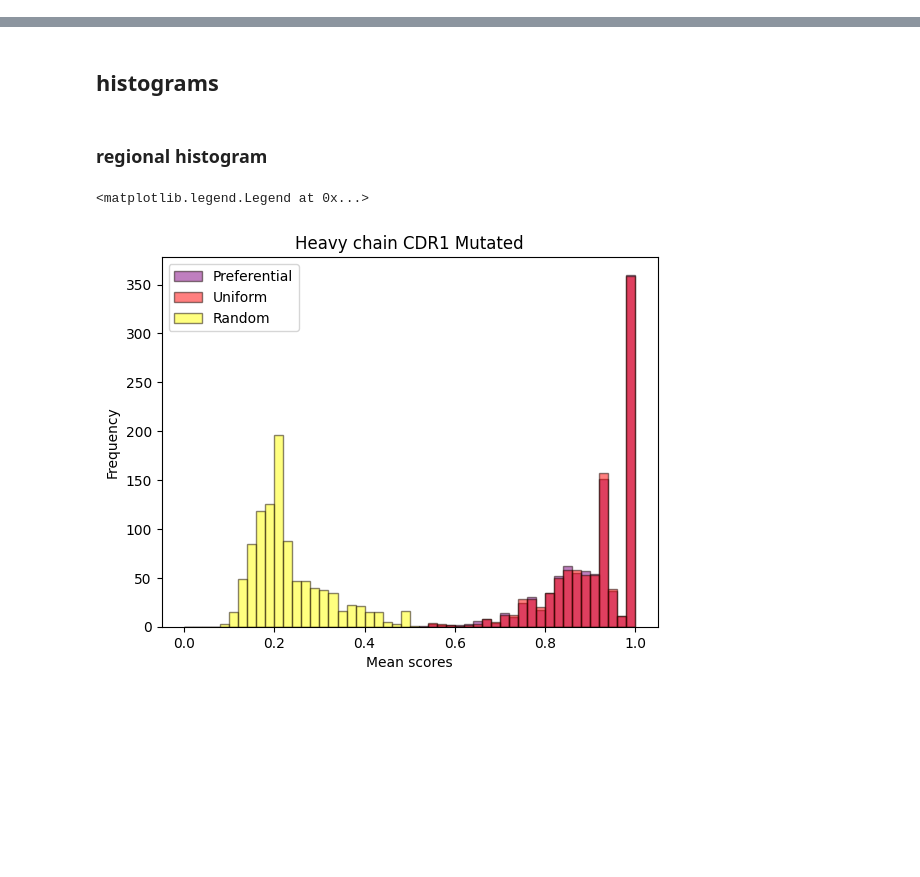
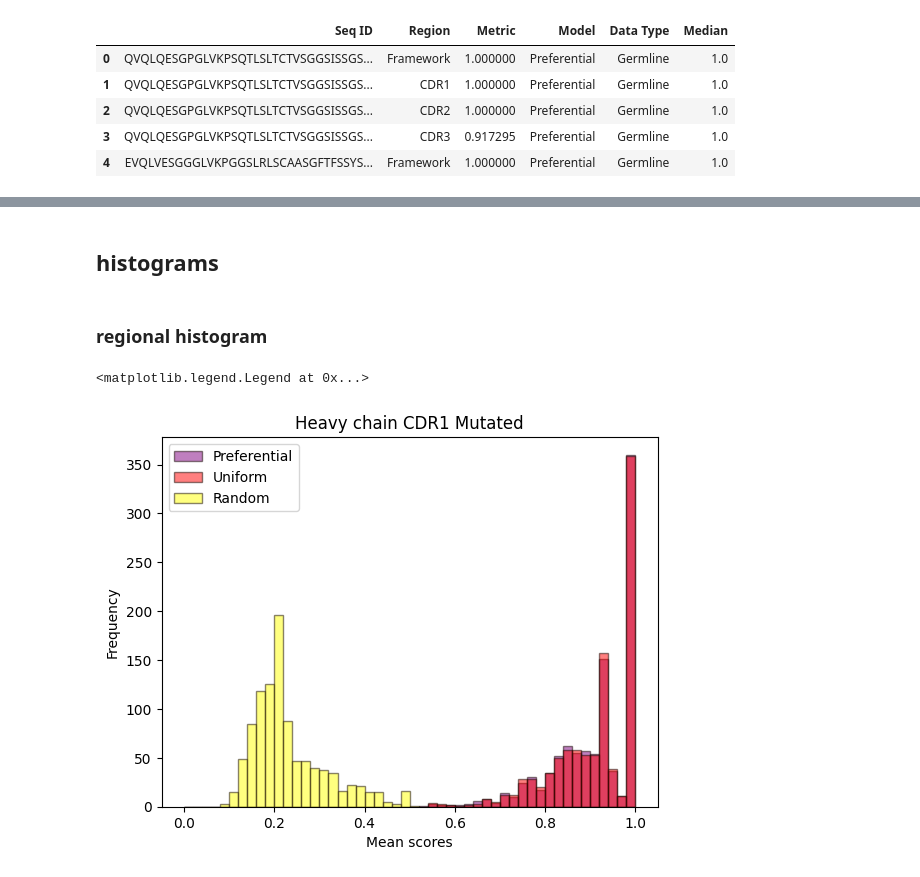
Before and after one commit to Rachel-Punter/AbLM-Metric, a Jupyter notebook: ppi_plots.ipynb, the cells around one changed output, grey strips where cells are left out. Saved outputs shown, nothing was run; the diff lists cells and outputs as text; code cells hidden in the pictures; blank space fills up the shorter version.

```diff
--- a/ppi_plots.ipynb
+++ b/ppi_plots.ipynb
@@ -2,0 +180,9 @@
+# %%
+scores_df.head()
+# %% [output]
+|  | Seq ID | Region | Metric | Model | Data Type | Median |
+| 0 | QVQLQESGPGLVKPSQTLSLTCTVSGGSISSGS... | Framework | 1.000000 | Preferential | Germline | 1.0 |
+| 1 | QVQLQESGPGLVKPSQTLSLTCTVSGGSISSGS... | CDR1 | 1.000000 | Preferential | Germline | 1.0 |
+| 2 | QVQLQESGPGLVKPSQTLSLTCTVSGGSISSGS... | CDR2 | 1.000000 | Preferential | Germline | 1.0 |
+| 3 | QVQLQESGPGLVKPSQTLSLTCTVSGGSISSGS... | CDR3 | 0.917295 | Preferential | Germline | 1.0 |
+| 4 | EVQLVESGGGLVKPGGSLRLSCAASGFTFSSYS... | Framework | 1.000000 | Preferential | Germline | 1.0 |
```
Also changed, not shown: parts of 18 cells of this notebook, 4 other files.
